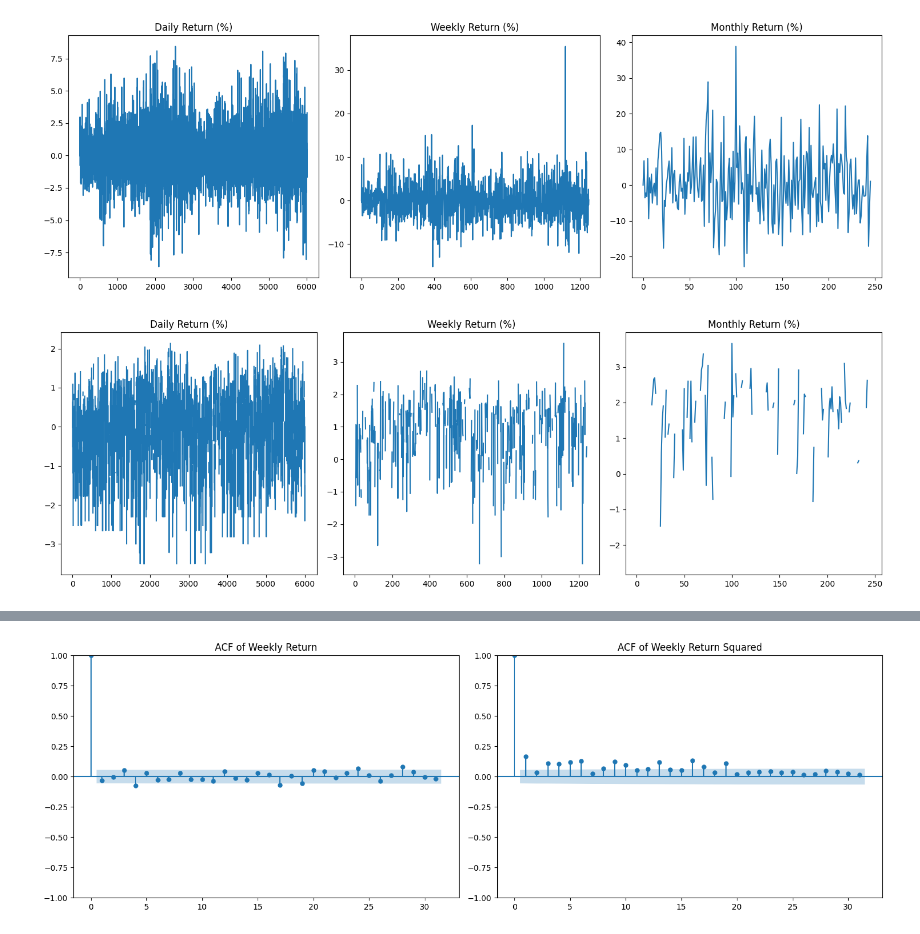
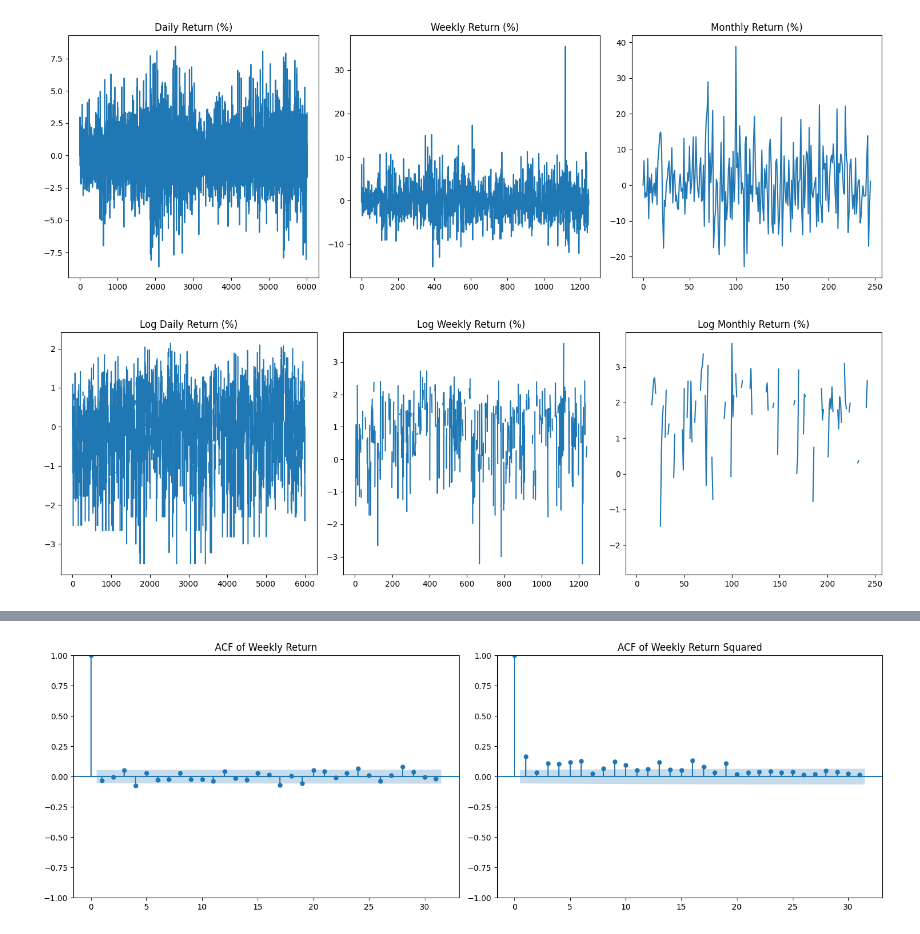
Before and after one commit to yadavayush7028/Volatility_Prediction, a Jupyter notebook: test1.ipynb, the cells around one changed output, grey strips where cells are left out. Saved outputs shown, nothing was run; the diff lists cells and outputs as text; code cells hidden in the pictures.

```diff
--- a/test1.ipynb
+++ b/test1.ipynb
@@ -141,20 +139,20 @@ plt.show()
 # %%
 fig, axs = plt.subplots(1, 3, figsize=(15, 5))
 
 # Plot in the first subplot
 axs[0].plot(np.log(us_daily['Daily Change (%)'].values))
-axs[0].set_title('Daily Return (%)')
+axs[0].set_title('Log Daily Return (%)')
 
 # Plot in the second subplot
 axs[1].plot(np.log(us_weekly['Weekly Change (%)'].values))
-axs[1].set_title('Weekly Return (%)')
+axs[1].set_title('Log Weekly Return (%)')
 
 # Plot in the third subplot
 axs[2].plot(np.log(us_monthly['Monthly Change (%)'].values))
-axs[2].set_title('Monthly Return (%)')
+axs[2].set_title('Log Monthly Return (%)')
 
 # Display the plots
 plt.tight_layout()
 plt.show()
 # %% [output]
-[figure, old version]
+[figure, new version]
```
Also changed, not shown: parts of 10 cells of this notebook, 2 other files.
